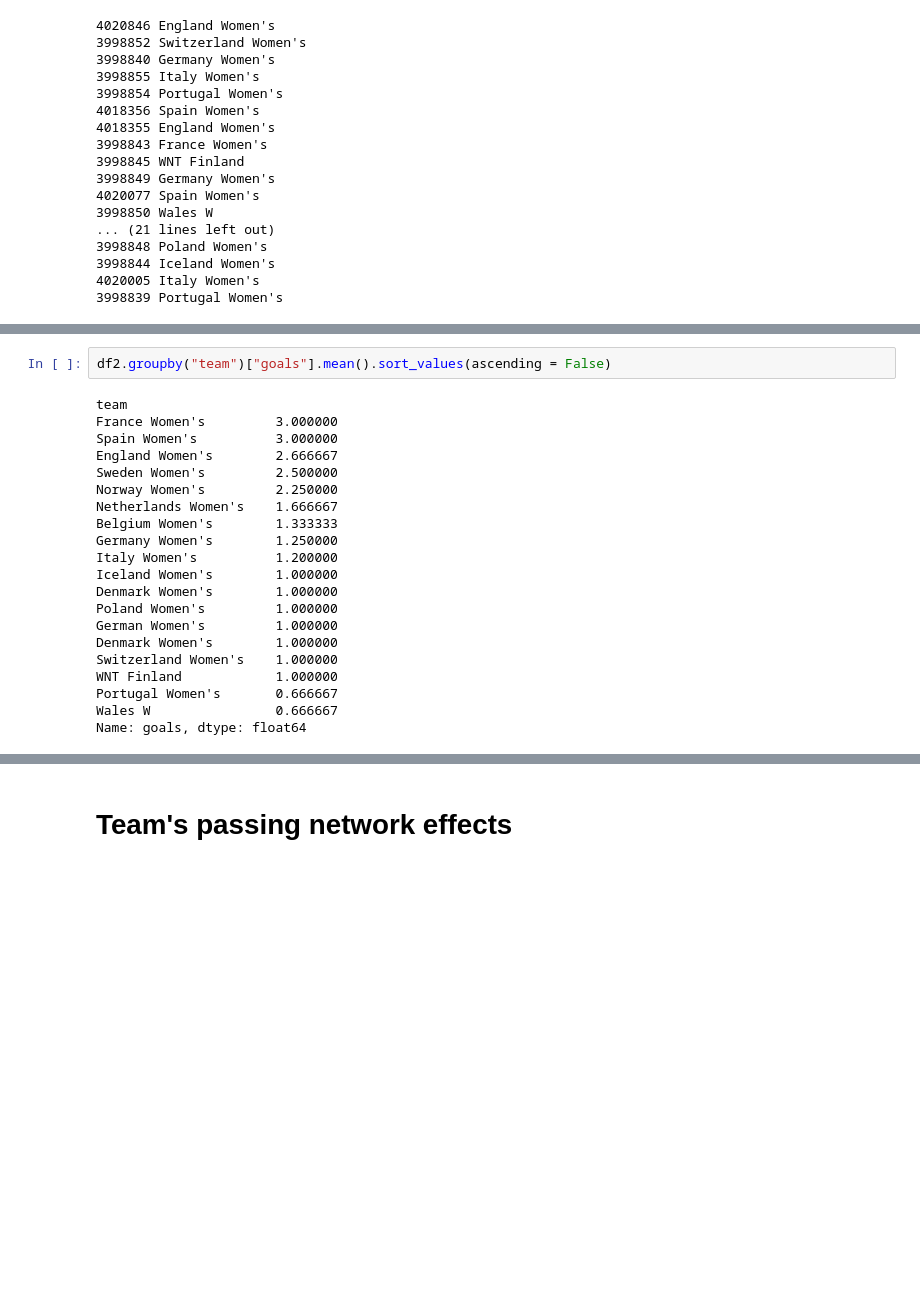
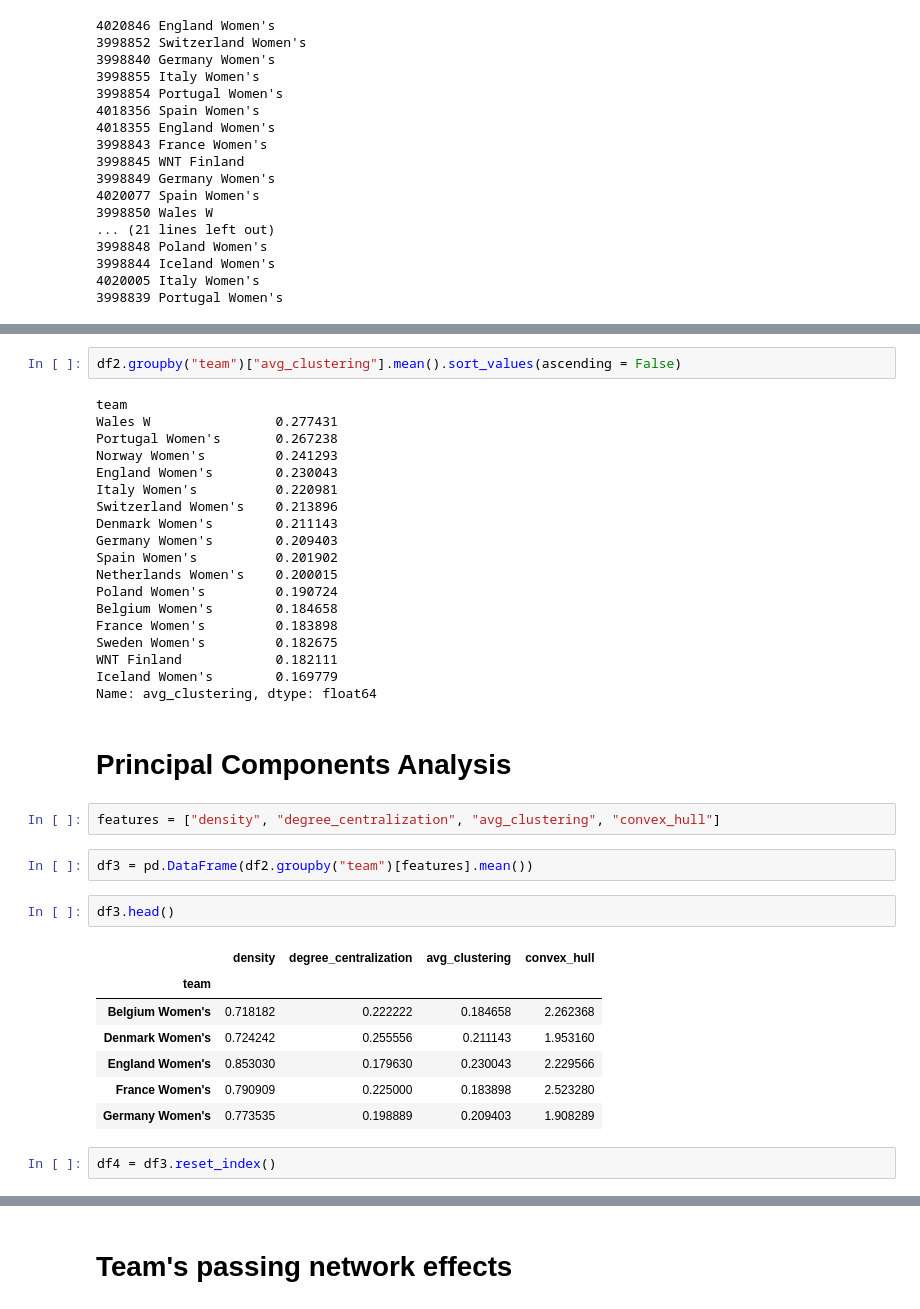
Before and after one commit to paulinagorska-pro/passing_network, a Jupyter notebook: analyses.ipynb, the cells around one changed output, grey strips where cells are left out. Cells and saved outputs as stored; diff of their text form; blank space fills up the shorter version.

```diff
--- a/analyses.ipynb
+++ b/analyses.ipynb
@@ -220,23 +360,39 @@ Name: xG_fotmob, dtype: float64
 # %%
-df2.groupby("team")["goals"].mean().sort_values(ascending = False)
+df2.groupby("team")["avg_clustering"].mean().sort_values(ascending = False)
 # %% [output]
 team
-France Women's         3.000000
-Spain Women's          3.000000
-England Women's        2.666667
-Sweden Women's         2.500000
-Norway Women's         2.250000
-Netherlands Women's    1.666667
-Belgium Women's        1.333333
-Germany Women's        1.250000
-Italy Women's          1.200000
-Iceland Women's        1.000000
-Denmark Women's        1.000000
-Poland Women's         1.000000
-German Women's         1.000000
-Denmark Women's        1.000000
-Switzerland Women's    1.000000
-WNT Finland            1.000000
-Portugal Women's       0.666667
-Wales W                0.666667
-Name: goals, dtype: float64
+Wales W                0.277431
+Portugal Women's       0.267238
+Norway Women's         0.241293
+England Women's        0.230043
+Italy Women's          0.220981
+Switzerland Women's    0.213896
+Denmark Women's        0.211143
+Germany Women's        0.209403
+Spain Women's          0.201902
+Netherlands Women's    0.200015
+Poland Women's         0.190724
+Belgium Women's        0.184658
+France Women's         0.183898
+Sweden Women's         0.182675
+WNT Finland            0.182111
+Iceland Women's        0.169779
+Name: avg_clustering, dtype: float64
+# %% [markdown]
+# Principal Components Analysis
+# %%
+features = ["density", "degree_centralization", "avg_clustering", "convex_hull"]
+# %%
+df3 = pd.DataFrame(df2.groupby("team")[features].mean())
+# %%
+df3.head()
+# %% [output]
+|  | density | degree_centralization | avg_clustering | convex_hull |
+| team |  |  |  |  |
+| Belgium Women's | 0.718182 | 0.222222 | 0.184658 | 2.262368 |
+| Denmark Women's | 0.724242 | 0.255556 | 0.211143 | 1.953160 |
+| England Women's | 0.853030 | 0.179630 | 0.230043 | 2.229566 |
+| France Women's | 0.790909 | 0.225000 | 0.183898 | 2.523280 |
+| Germany Women's | 0.773535 | 0.198889 | 0.209403 | 1.908289 |
+# %%
+df4 = df3.reset_index()
```
Also changed, not shown: parts of 99 cells of this notebook, 4 other files.
